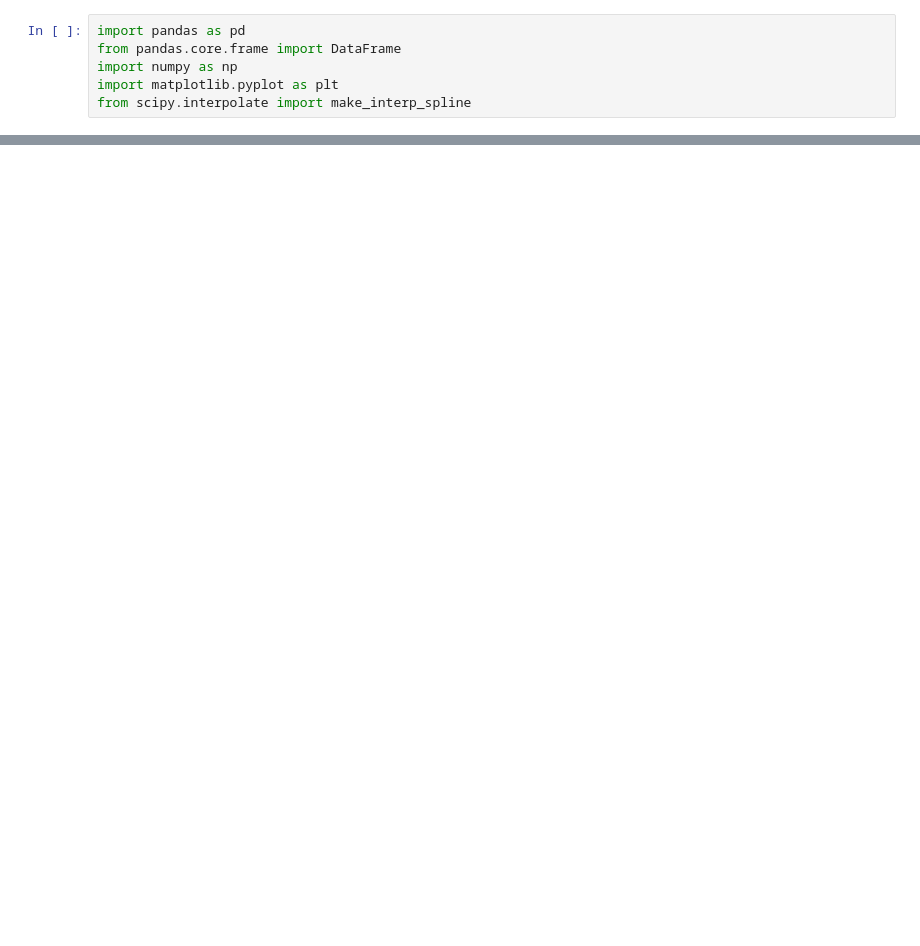
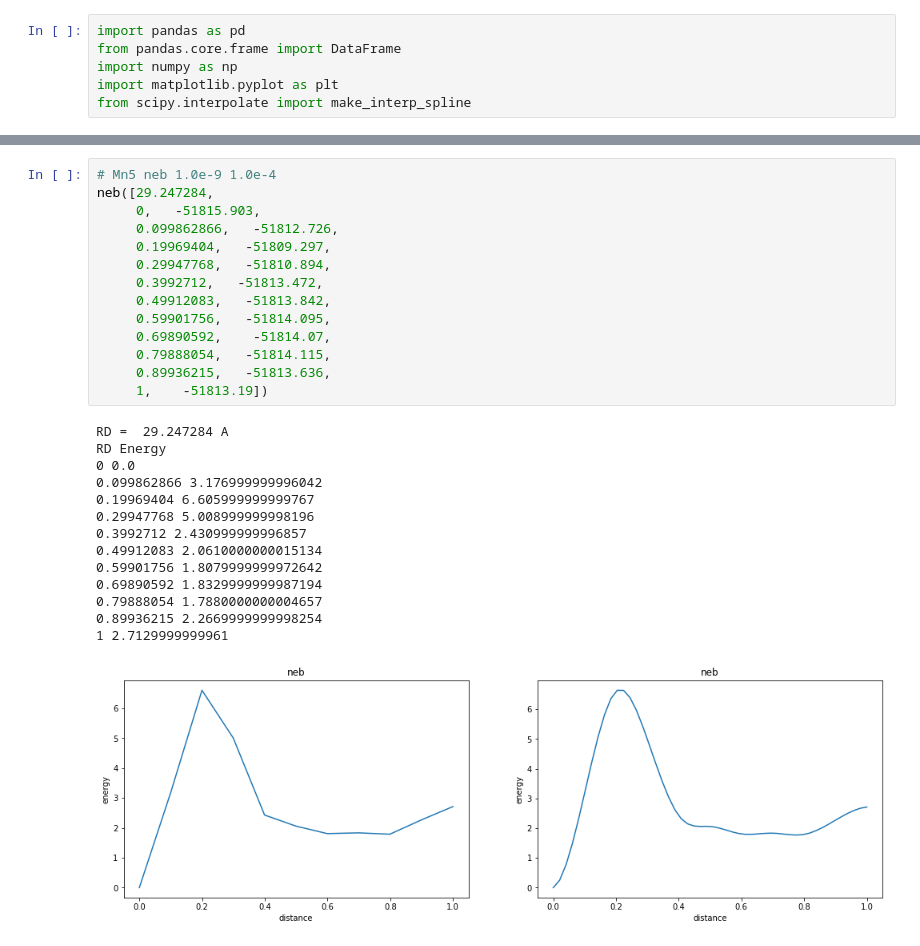
Before and after one commit to YuanshuoZhangDE/Python, a Jupyter notebook: Jupyter/Lammps Data Analysis/neb绘图.ipynb, the cells around one changed output, grey strips where cells are left out. Cells and saved outputs as stored; diff of their text form; blank space fills up the shorter version.

```diff
--- a/Jupyter/Lammps Data Analysis/neb绘图.ipynb
+++ b/Jupyter/Lammps Data Analysis/neb绘图.ipynb
@@ -411,0 +59,29 @@ Text(0.5, 1.0, 'neb')
+# %%
+# Mn5 neb 1.0e-9 1.0e-4
+neb([29.247284,
+     0,   -51815.903,
+     0.099862866,   -51812.726,
+     0.19969404,   -51809.297,
+     0.29947768,   -51810.894,
+     0.3992712,   -51813.472,
+     0.49912083,   -51813.842,
+     0.59901756,   -51814.095,
+     0.69890592,    -51814.07,
+     0.79888054,   -51814.115,
+     0.89936215,   -51813.636,
+     1,    -51813.19])
+# %% [output]
+RD =  29.247284 A
+RD Energy
+0 0.0
+0.099862866 3.176999999996042
+0.19969404 6.605999999999767
+0.29947768 5.008999999998196
+0.3992712 2.430999999996857
+0.49912083 2.0610000000015134
+0.59901756 1.8079999999972642
+0.69890592 1.8329999999987194
+0.79888054 1.7880000000004657
+0.89936215 2.2669999999998254
+1 2.7129999999961
+[figure, added]
```
Also changed, not shown: parts of 6 cells of this notebook.
